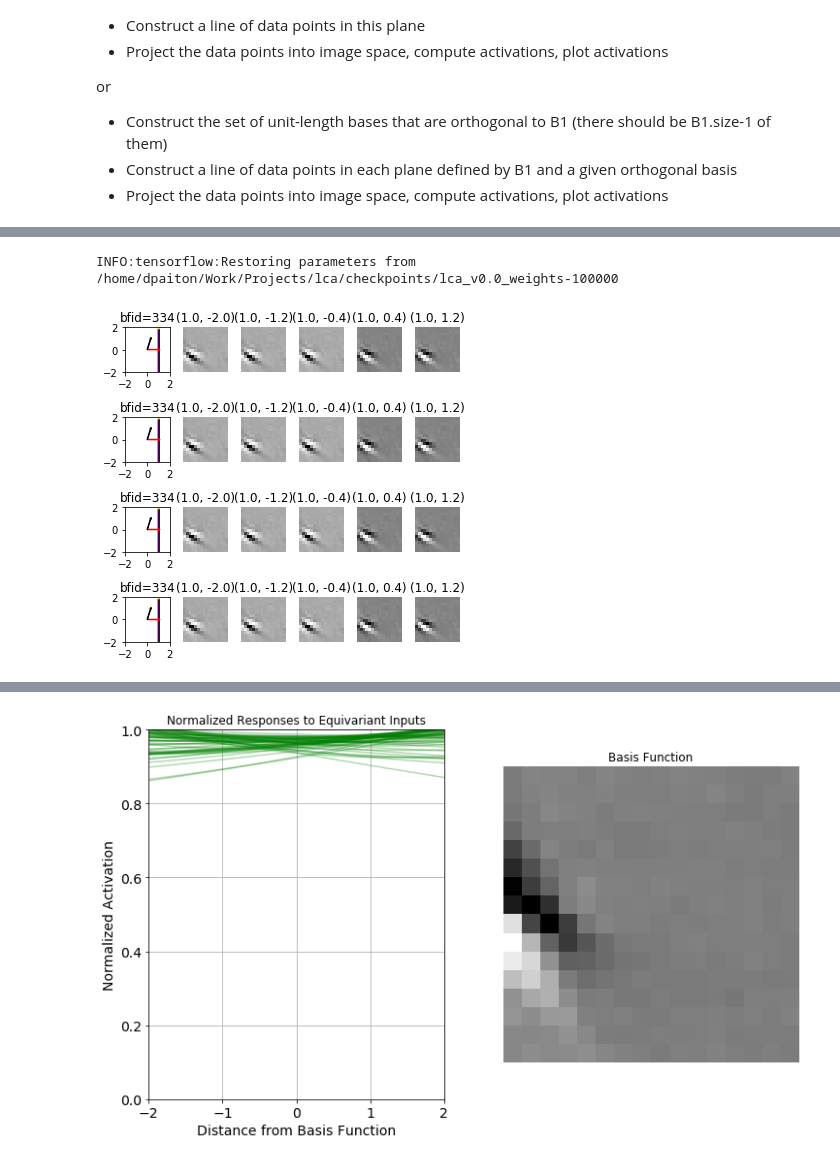
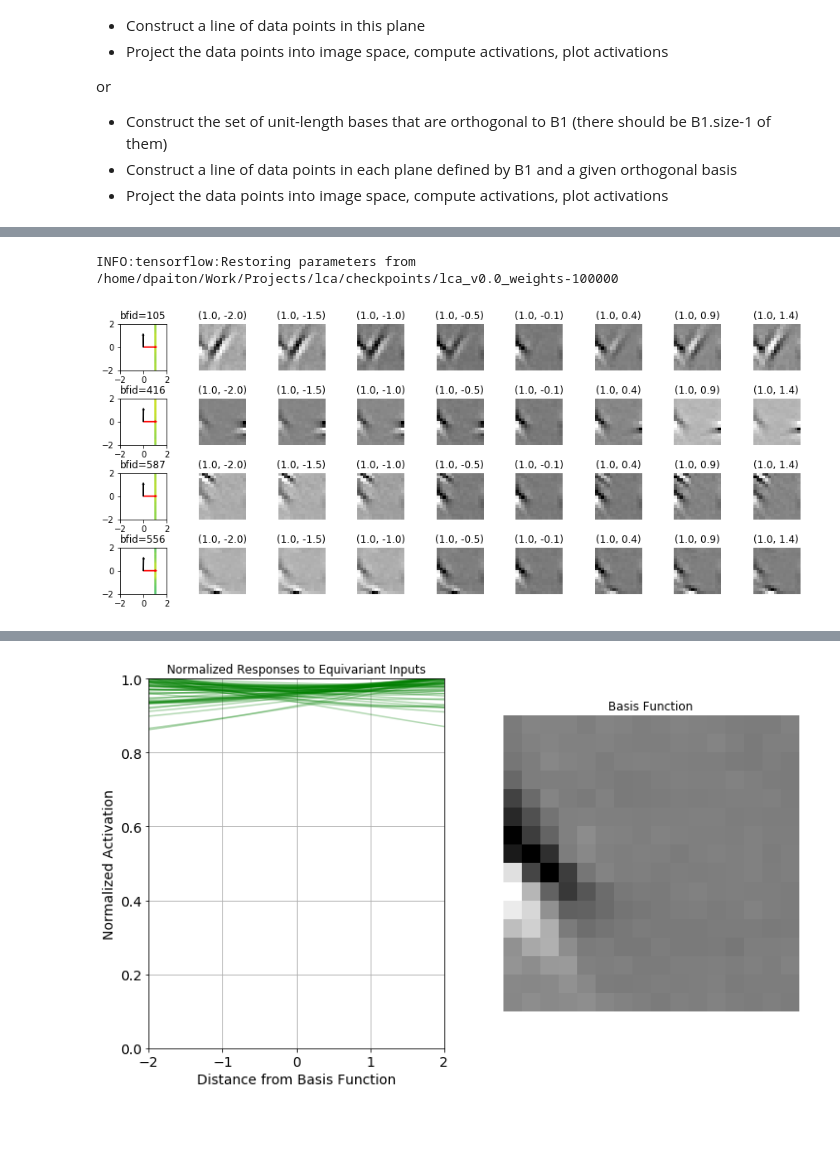
Before and after one commit to dpaiton/DeepSparseCoding, a Jupyter notebook: vis_lca.ipynb, the cells around one changed output, grey strips where cells are left out. Cells and saved outputs as stored; diff of their text form; code cells hidden in the pictures; blank space fills up the shorter version.

Commit message:
iso-response contours are now working
data centering was broken - adds a TODO to investigate further
improves whitening test to catch data centering bug

```diff
--- a/vis_lca.ipynb
+++ b/vis_lca.ipynb
@@ -242,3 +242,7 @@ fig.savefig(analyzer.analysis_out_dir+"/vis/neuron_response_contours_bf0id"+str(
 plt.show()
 # %% [output]
 [figure]
+# %%
+x_target = x_pts[int(6*np.sqrt(num_imgs)/8)] # find a location to take a slice
+slice_indices = np.where(proj_datapoints[:,0]==x_target)[0]
+x_vals = proj_datapoints[slice_indices,:][:,1] # slice grid
@@ -245,9 +290,9 @@ plt.show()
 # %%
-x_target = x_pts[int(6*np.sqrt(num_imgs)/8)] # find a location to take a slice
-slice_indices = np.where(proj_datapoints[:,0]==x_target)
-x_vals = np.squeeze(proj_datapoints[slice_indices,:])[:,1] # slice grid
 fig, ax = plt.subplots(1,2, figsize=(8,8))
-ax[0].plot(x_vals, np.squeeze(norm_activity[slice_indices,bf_id1]), color='b', alpha=0.3) # x_vals in the 2-D grid are plotted along the x axis
+ax[0].plot(x_vals, norm_activity[slice_indices,bf_id1], color='b', alpha=0.3) # x_vals in the 2-D grid are plotted along the x axis
+ax[0].set_title("Normalized Responses to Orthogonal Inputs", y=1.08)
+ax[0].set_ylabel("Normalized Activation", fontsize=14)
+ax[0].set_xlabel("Distance from Basis Function", fontsize=14)
 ax[0].grid(True)
 ax[0].set_ylim([0.0, 1.0])
 ax[0].set_xlim([np.min(x_vals), np.max(x_vals)])
@@ -313,81 +353,49 @@ or
-# %%
-pop_num_imgs = 100
-
-orthogonal_list = [bf_id2]#[idx for idx in range(analyzer.bf_stats["num_outputs"]) if idx != bf_id1]
-num_orthogonal = len(orthogonal_list)
-
-pop_x_pts = np.linspace(-2.0, 2.0, int(pop_num_imgs))
-pop_y_pts = np.linspace(-2.0, 2.0, int(pop_num_imgs))
-pop_X, pop_Y = np.meshgrid(pop_x_pts, pop_y_pts)
-pop_proj_datapoints = np.stack([pop_X.reshape(pop_num_imgs**2), pop_Y.reshape(pop_num_imgs**2)], axis=1) # construct a grid
-x_target = pop_x_pts[int(6*pop_num_imgs/8)] # find a location to take a slice
-pop_proj_datapoints = np.squeeze(pop_proj_datapoints[np.where(pop_proj_datapoints[:,0]==x_target),:]) # slice grid
-
-pop_datapoints = [None,]*num_orthogonal
-pop_proj_neurons = [None,]*num_orthogonal
-for pop_idx, bf2_idx in enumerate(orthogonal_list):
-  tmp_bf2 = analyzer.bf_stats["basis_functions"][bf2_idx].reshape((analyzer.model_params["patch_edge_size"]**2))
-  tmp_bf2 /= np.linalg.norm(bf2)
-  tmp_proj_matrix = analyzer.bf_projections(bf1, tmp_bf2)
-  pop_proj_neurons[pop_idx] = (np.dot(tmp_proj_matrix, bf1).T, np.dot(tmp_proj_matrix, tmp_bf2).T)
-  pop_datapoints[pop_idx] = np.stack([np.dot(pop_proj_datapoints[data_id, :][None,...], tmp_proj_matrix)
-    for data_id in range(pop_num_imgs)], axis=0) # inject
-
-pop_datapoints = np.reshape(np.stack(pop_datapoints, axis=0),
-  [num_orthogonal*pop_num_imgs, analyzer.model_params["patch_edge_size"]**2])
-pop_datapoints, orig_shape = dp.reshape_data(pop_datapoints, flatten=False)[:2]
-pop_datapoints = {"test": Dataset(pop_datapoints, lbls=None, ignore_lbls=None, rand_state=analyzer.rand_state)}
-pop_datapoints = analyzer.model.preprocess_dataset(pop_datapoints,
-  params={"whiten_data":analyzer.model_params["whiten_data"],
-  "whiten_method":analyzer.model_params["whiten_method"]})
-pop_datapoints = analyzer.model.reshape_dataset(pop_datapoints, analyzer.model_params)
-pop_datapoints["test"].images /= np.max(np.abs(pop_datapoints["test"].images))
-pop_datapoints["test"].images *= analyzer.analysis_params["input_scale"]
-
-pop_activations = analyzer.compute_activations(pop_datapoints["test"].images)[:,bf_id1]
-pop_activations = pop_activations.reshape([num_orthogonal, pop_num_imgs])
-pop_activations /= np.amax(np.abs(pop_activations))
-# %% [output]
-INFO:tensorflow:Restoring parameters from /home/dpaiton/Work/Projects/lca/checkpoints/lca_v0.0_weights-100000
+# %%
+pop_activations = analyzer.compute_activations(pop_datapoints["test"].images)[:,bf_id1]
+pop_activations = pop_activations.reshape([num_orthogonal, pop_num_imgs])
+pop_norm_activity = pop_activations / np.amax(np.abs(pop_activations))
+# %% [output]
+INFO:tensorflow:Restoring parameters from /home/dpaiton/Work/Projects/lca/checkpoints/lca_v0.0_weights-100000
 # %%
-num_comparison_points = 5
+num_comparison_points = 8
 num_plots_y = 4
 num_plots_x = 1+num_comparison_points
 gs1 = gridspec.GridSpec(num_plots_y, num_plots_x, hspace=0.6, wspace=0.3)
-fig = plt.figure(figsize=(6, 6))
+fig = plt.figure(figsize=(15, 6))
 for yid in range(num_plots_y):
   orthog_idx = np.random.choice(np.arange(num_orthogonal), replace=False)
   ax1 = fig.add_subplot(gs1[yid, 0])
-  pop_norm_activity = pop_activations[orthog_idx, :]
+  pop_orthog_activity = pop_norm_activity[orthog_idx, :]
 
   cmap = plt.get_cmap('viridis')
-  vmin = np.floor(np.min(pop_norm_activity))#0.0
-  vmax = np.ceil(np.max(pop_norm_activity))#1.0
-  rank_indices = np.argsort(pop_norm_activity)
-  pts = ax1.scatter(pop_proj_datapoints[:,0][rank_indices], pop_proj_datapoints[:,1][rank_indices],
-    vmin=vmin, vmax=vmax, cmap=cmap, c=pop_norm_activity[rank_indices], s=1.0)
+
+  vmin = np.floor(np.min(pop_orthog_activity))
+  vmax = np.ceil(np.max(pop_orthog_activity))
+  rank_indices = np.argsort(pop_orthog_activity)
+  pts = ax1.scatter(pop_proj_datapoints[rank_indices,0], pop_proj_datapoints[rank_indices,1],
+    vmin=vmin, vmax=vmax, cmap=cmap, c=pop_orthog_activity[rank_indices], s=1.0)
   ax1.arrow(0, 0, pop_proj_neurons[orthog_idx][0][0].item(), pop_proj_neurons[orthog_idx][0][1].item(),
     width=0.05, head_width=0.15, head_length=0.15, fc='r', ec='r')
   ax1.arrow(0, 0, pop_proj_neurons[orthog_idx][1][0].item(), pop_proj_neurons[orthog_idx][1][1].item(),
     width=0.05, head_width=0.15, head_length=0.15, fc='k', ec='k')
   ax1.set_xlim([-2,2])
   ax1.set_ylim([-2,2])
   ax1.set_aspect("equal")
   ax1.set_title("bfid="+str(orthogonal_list[orthog_idx]))
 
   y_indices = np.arange(pop_num_imgs)[::int(pop_num_imgs/num_comparison_points)]
   if y_indices.size < num_comparison_points:
     y_indices.append(-1)
   for pid, xid in enumerate(range(1, num_plots_x)):
     ax = pf.clear_axis(fig.add_subplot(gs1[yid, xid]))
     imid = np.ravel_multi_index((orthog_idx, y_indices[pid]), (num_orthogonal, pop_num_imgs))
     ax.imshow(pop_datapoints["test"].images[imid, ...].reshape([analyzer.model_params["patch_edge_size"],
       analyzer.model_params["patch_edge_size"]]), cmap="Greys_r")
     subfig_title = ("({:.1f}, ".format(pop_proj_datapoints[y_indices[pid],0])
       +"{:.1f})".format(pop_proj_datapoints[y_indices[pid],1]))
     ax.set_title(subfig_title)
 
 plt.show()
 # %% [output]
-[figure, old version]
+[figure, new version]
 # %%
```
Also changed, not shown: parts of 11 cells of this notebook, 2 other files.
